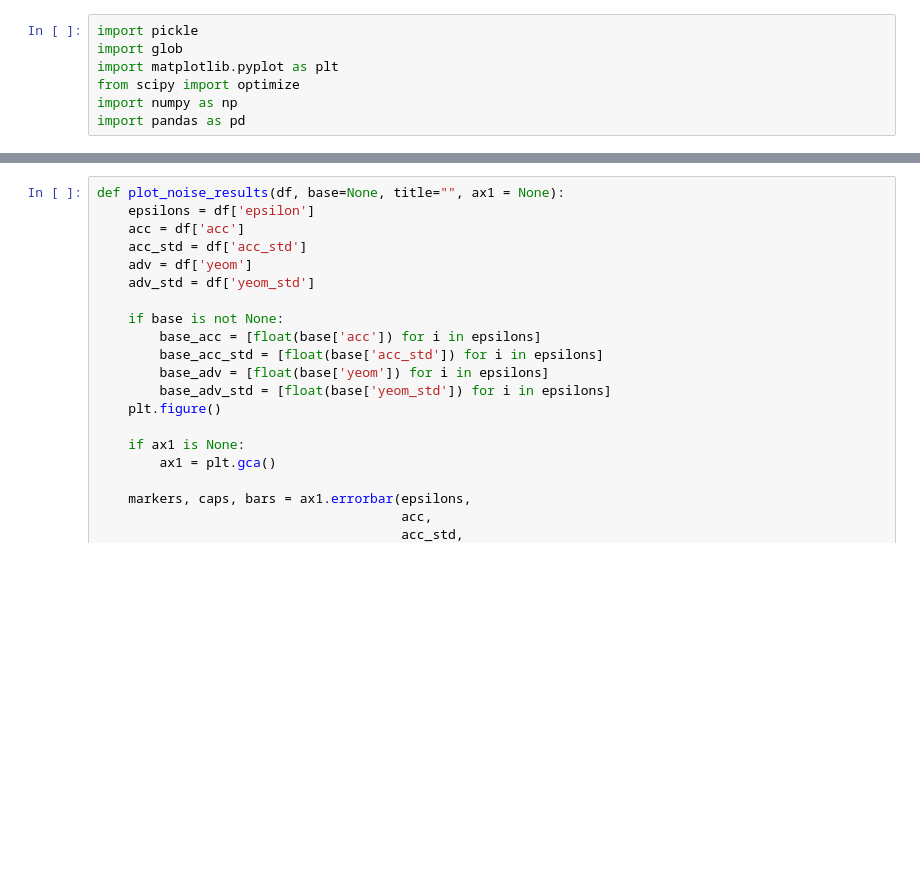
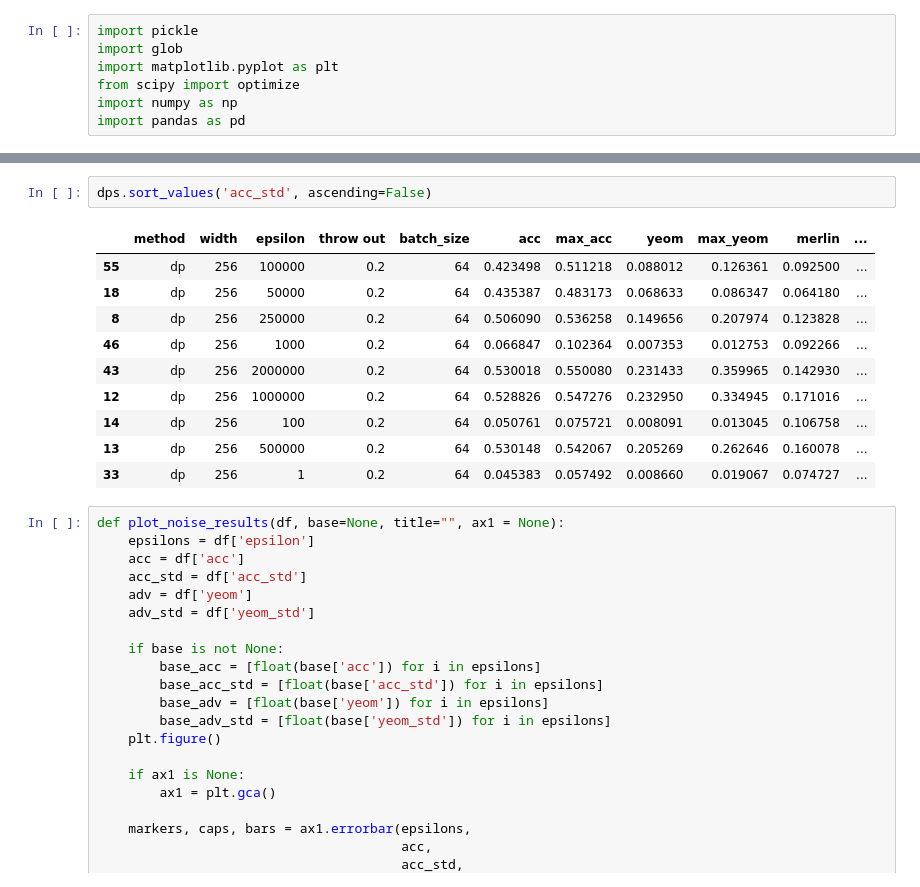
Before and after one commit to twosixlabs/csl, a Jupyter notebook: experiments/immediate_sensitivity/tex_mult_analysis.ipynb, the cells around one changed output, grey strips where cells are left out. Drawn from its saved outputs; the diff is of its cells as text; blank space fills up the shorter version.

```diff
--- a/experiments/immediate_sensitivity/tex_mult_analysis.ipynb
+++ b/experiments/immediate_sensitivity/tex_mult_analysis.ipynb
@@ -65,3 +93,16 @@ ds.columns = ['method','width', 'epsilon', 'throw out', 'batch_size', 'acc', 'ye
+# %%
+dps.sort_values('acc_std', ascending=False)
+# %% [output]
+|  | method | width | epsilon | throw out | batch_size | acc | max_acc | yeom | max_yeom | merlin | ... |
+| 55 | dp | 256 | 100000 | 0.2 | 64 | 0.423498 | 0.511218 | 0.088012 | 0.126361 | 0.092500 | ... |
+| 18 | dp | 256 | 50000 | 0.2 | 64 | 0.435387 | 0.483173 | 0.068633 | 0.086347 | 0.064180 | ... |
+| 8 | dp | 256 | 250000 | 0.2 | 64 | 0.506090 | 0.536258 | 0.149656 | 0.207974 | 0.123828 | ... |
+| 46 | dp | 256 | 1000 | 0.2 | 64 | 0.066847 | 0.102364 | 0.007353 | 0.012753 | 0.092266 | ... |
+| 43 | dp | 256 | 2000000 | 0.2 | 64 | 0.530018 | 0.550080 | 0.231433 | 0.359965 | 0.142930 | ... |
+| 12 | dp | 256 | 1000000 | 0.2 | 64 | 0.528826 | 0.547276 | 0.232950 | 0.334945 | 0.171016 | ... |
+| 14 | dp | 256 | 100 | 0.2 | 64 | 0.050761 | 0.075721 | 0.008091 | 0.013045 | 0.106758 | ... |
+| 13 | dp | 256 | 500000 | 0.2 | 64 | 0.530148 | 0.542067 | 0.205269 | 0.262646 | 0.160078 | ... |
+| 33 | dp | 256 | 1 | 0.2 | 64 | 0.045383 | 0.057492 | 0.008660 | 0.019067 | 0.074727 | ... |
 # %%
 def plot_noise_results(df, base=None, title="", ax1 = None):
     epsilons = df['epsilon']
```
Also changed, not shown: parts of 9 cells of this notebook, 16 other files.
